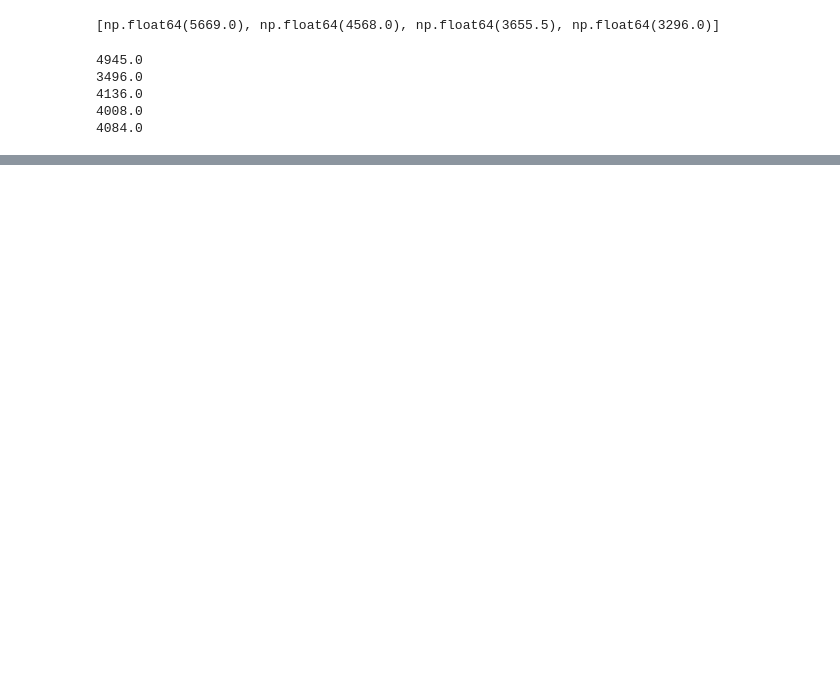
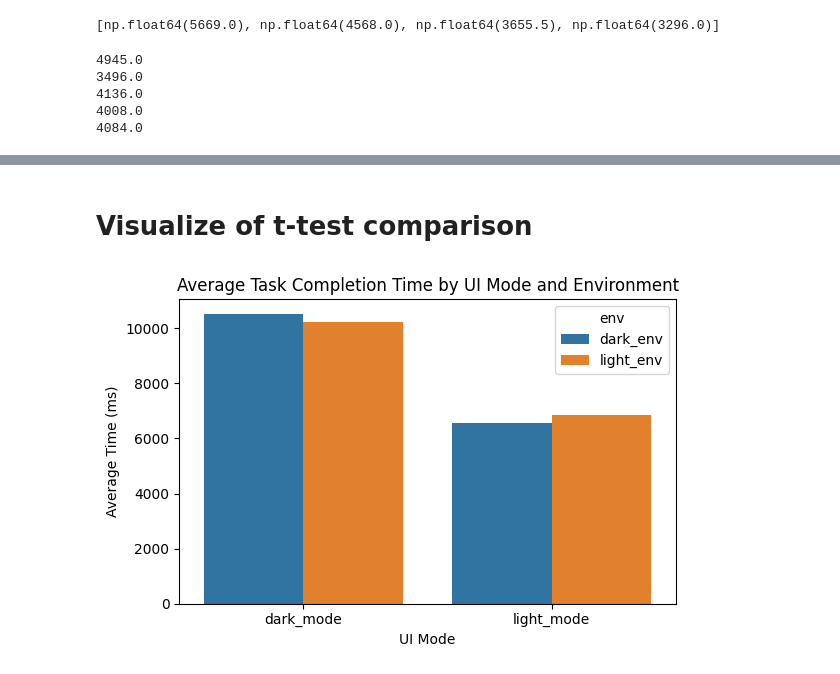
Before and after one commit to PatrickGraf99/Forschungsseminar-Website, a Jupyter notebook: evaluation/evaluator.ipynb, the cells around one changed output, grey strips where cells are left out. Saved outputs shown, nothing was run; the diff lists cells and outputs as text; code cells hidden in the pictures; blank space fills up the shorter version.

```diff
--- a/evaluation/evaluator.ipynb
+++ b/evaluation/evaluator.ipynb
@@ -281,0 +191,16 @@ print(anova2)
+# %% [markdown]
+# Visualize of t-test comparison
+# %%
+# Calculate mean time for each combination of 'mode' and 'env'
+mean_times = dataframe_time.groupby(['mode', 'env'])['time'].mean().reset_index()
+
+# Barplot to show mean task completion times
+plt.figure(figsize=(6, 4))
+sns.barplot(x='mode', y='time', hue='env', data=mean_times)
+plt.title("Average Task Completion Time by UI Mode and Environment")
+plt.ylabel("Average Time (ms)")
+plt.xlabel("UI Mode")
+plt.tight_layout()
+plt.show()
+# %% [output]
+[figure, added]
```
Also changed, not shown: parts of 27 cells of this notebook.
